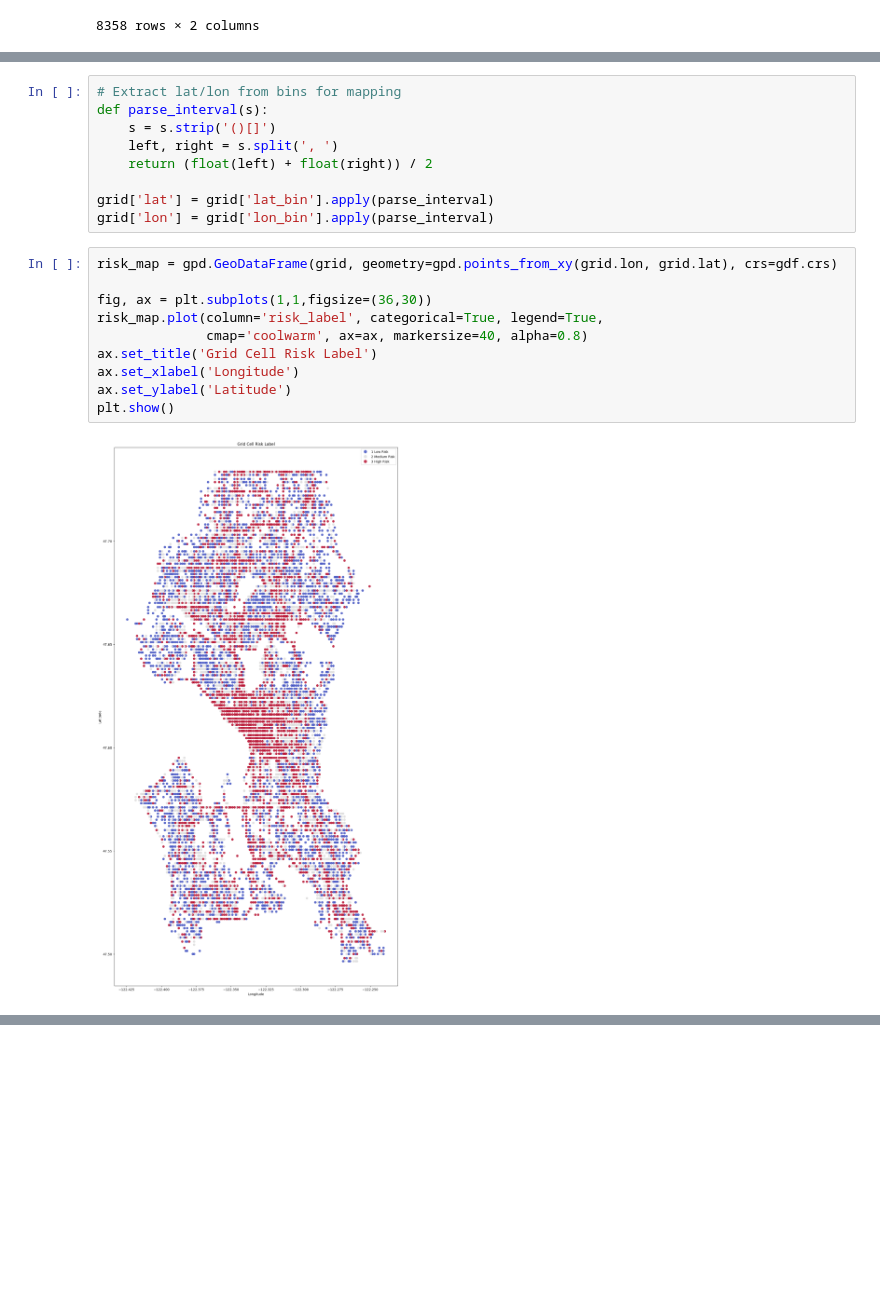
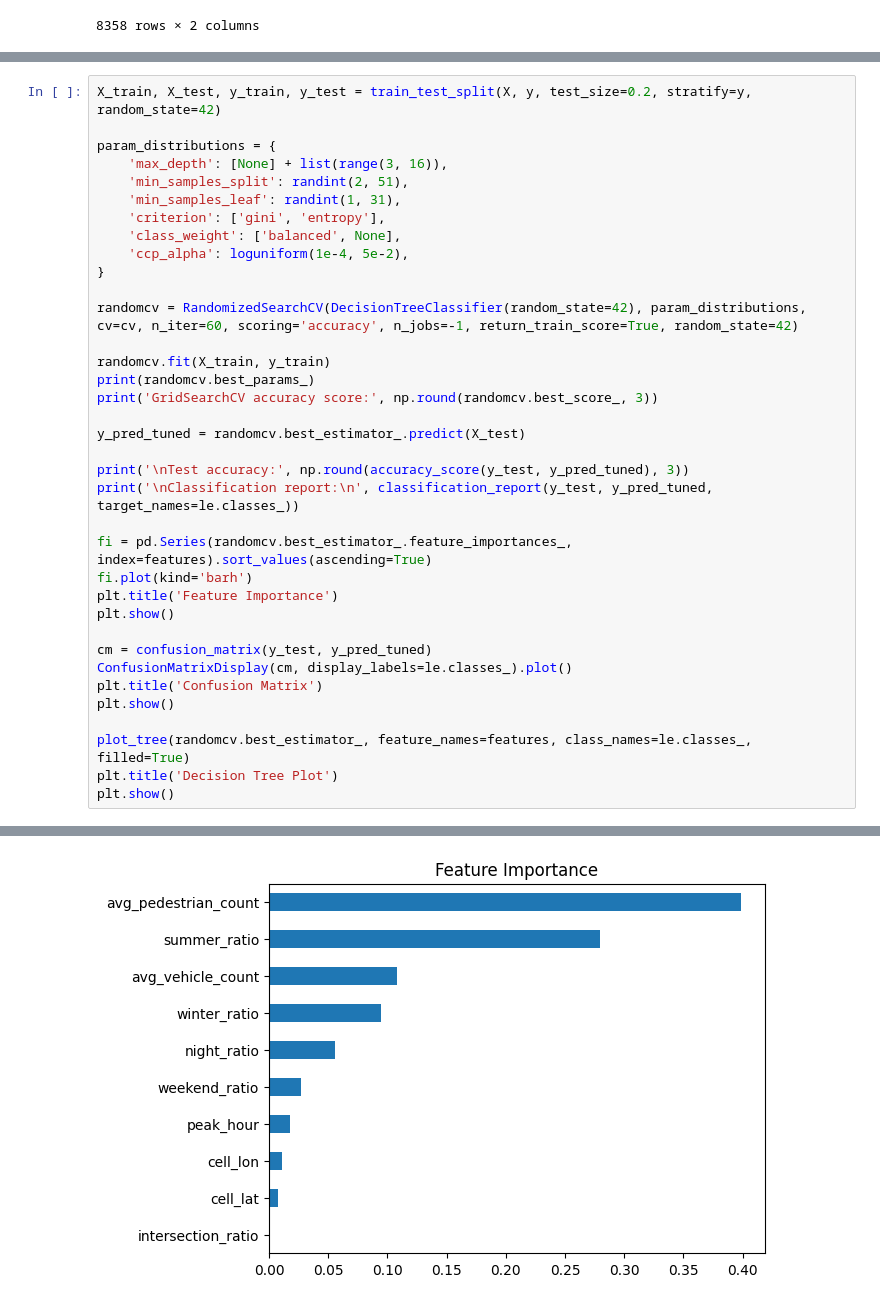
Before and after one commit to trenton-pham/Seattle-Collision-Analysis, a Jupyter notebook: model.ipynb, the cells around one changed output, grey strips where cells are left out. Drawn from its saved outputs; the diff is of its cells as text; blank space fills up the shorter version.

```diff
--- a/model.ipynb
+++ b/model.ipynb
@@ -153,21 +157,37 @@ Classification report:
-# %%
-# Extract lat/lon from bins for mapping
-def parse_interval(s):
-    s = s.strip('()[]')
-    left, right = s.split(', ')
-    return (float(left) + float(right)) / 2
-
-grid['lat'] = grid['lat_bin'].apply(parse_interval)
-grid['lon'] = grid['lon_bin'].apply(parse_interval)
-# %%
-risk_map = gpd.GeoDataFrame(grid, geometry=gpd.points_from_xy(grid.lon, grid.lat), crs=gdf.crs)
-
-fig, ax = plt.subplots(1,1,figsize=(36,30))
-risk_map.plot(column='risk_label', categorical=True, legend=True,
-              cmap='coolwarm', ax=ax, markersize=40, alpha=0.8)
-ax.set_title('Grid Cell Risk Label')
-ax.set_xlabel('Longitude')
-ax.set_ylabel('Latitude')
-plt.show()
-# %% [output]
-[figure, removed]
+# %%
+X_train, X_test, y_train, y_test = train_test_split(X, y, test_size=0.2, stratify=y, random_state=42)
+
+param_distributions = {
+    'max_depth': [None] + list(range(3, 16)),
+    'min_samples_split': randint(2, 51),
+    'min_samples_leaf': randint(1, 31),
+    'criterion': ['gini', 'entropy'],
+    'class_weight': ['balanced', None],
+    'ccp_alpha': loguniform(1e-4, 5e-2),
+}
+
+randomcv = RandomizedSearchCV(DecisionTreeClassifier(random_state=42), param_distributions, cv=cv, n_iter=60, scoring='accuracy', n_jobs=-1, return_train_score=True, random_state=42)
+
+randomcv.fit(X_train, y_train)
+print(randomcv.best_params_)
+print('GridSearchCV accuracy score:', np.round(randomcv.best_score_, 3))
+
+y_pred_tuned = randomcv.best_estimator_.predict(X_test)
+
+print('\nTest accuracy:', np.round(accuracy_score(y_test, y_pred_tuned), 3))
+print('\nClassification report:\n', classification_report(y_test, y_pred_tuned, target_names=le.classes_))
+
+fi = pd.Series(randomcv.best_estimator_.feature_importances_, index=features).sort_values(ascending=True)
+fi.plot(kind='barh')
+plt.title('Feature Importance')
+plt.show()
+
+cm = confusion_matrix(y_test, y_pred_tuned)
+ConfusionMatrixDisplay(cm, display_labels=le.classes_).plot()
+plt.title('Confusion Matrix')
+plt.show()
+
+plot_tree(randomcv.best_estimator_, feature_names=features, class_names=le.classes_, filled=True)
+plt.title('Decision Tree Plot')
+plt.show()
+# %% [output]
@@ -173,0 +209 @@ plt.show()
+[figure, added]
```
Also changed, not shown: parts of 8 cells of this notebook, 1 other file.
